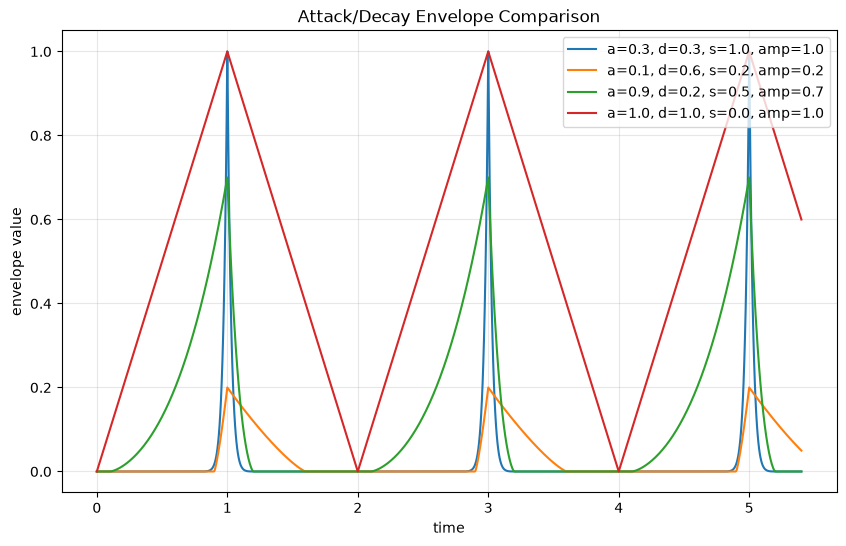
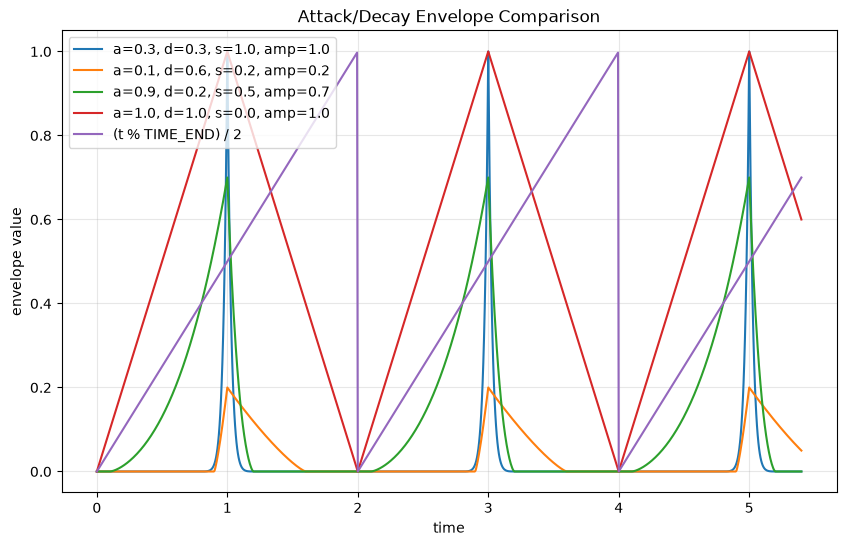
Unified diff of the notebook cell whose output changed from the first chart to the second:
--- before
+++ after
@@ -1,5 +1,2 @@
-import numpy as np
-import matplotlib.pyplot as plt
-
 # Time axis: 0 to TIME_END*2.7
 t_max = TIME_END * 2.7
@@ -8,8 +5,8 @@
 # Define a few parameter combinations to compare
 combos = [
-    {"attack": 0.3, "decay": 0.3, "shape": 1.0, "amplitude": 1.0},
-    {"attack": 0.1, "decay": 0.6, "shape": 0.2, "amplitude": 0.2},
-    {"attack": 0.9, "decay": 0.2, "shape": 0.5, "amplitude": 0.7},
-    {"attack": 1.0, "decay": 1.0, "shape": 0.0, "amplitude": 1.0},
+    EnvelopeSettings(attack=0.3, decay=0.3, shape=1.0, amplitude=1.0),
+    EnvelopeSettings(attack=0.1, decay=0.6, shape=0.2, amplitude=0.2),
+    EnvelopeSettings(attack=0.9, decay=0.2, shape=0.5, amplitude=0.7),
+    EnvelopeSettings(attack=1.0, decay=1.0, shape=0.0, amplitude=1.0),
 ]
 
@@ -19,10 +16,10 @@
     # a_d_envelope asserts time <= TIME_END, so clip times beyond that to TIME_END
     # (the function returns 0 there anyway since time > TIME_MIDPOINT + decay)
-    values = [
-        a_d_envelope(combo["attack"], combo["decay"], combo["shape"], combo["amplitude"], t % TIME_END)
+    offset_values = [
+        a_d_envelope(combo, t % TIME_END)
         for t in times
     ]
-    label = f"a={combo['attack']}, d={combo['decay']}, s={combo['shape']}, amp={combo['amplitude']}"
-    plt.plot(times, values, label=label)
+    plt.plot(times, offset_values, label=settings_label(combo))
+plt.plot(times, [(t%TIME_END)/2 for t in times], label="(t % TIME_END) / 2")
 
 plt.xlabel("time")

Commit: Add functionality to run multiple envelopes offset to each other